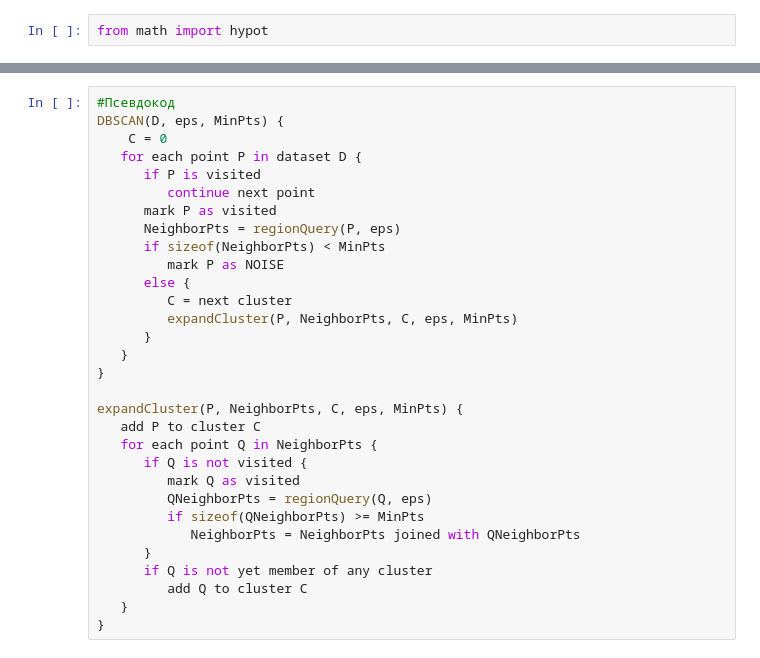
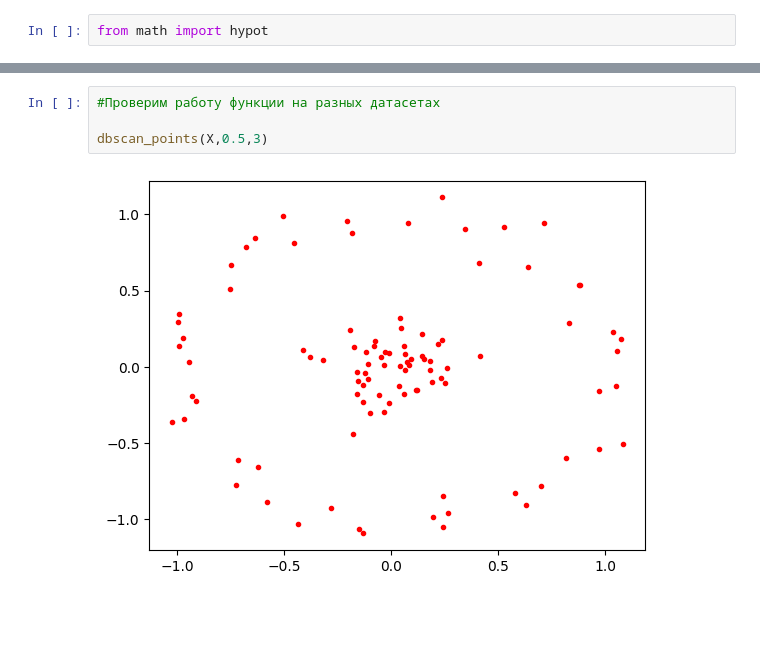
Before and after one commit to OVP2023/IprojectGeorge, a Jupyter notebook: pustovalov_lab_2_clustering.ipynb, the cells around one changed output, grey strips where cells are left out. Drawn from its saved outputs; the diff is of its cells as text; blank space fills up the shorter version.

```diff
--- a/pustovalov_lab_2_clustering.ipynb
+++ b/pustovalov_lab_2_clustering.ipynb
@@ -341,31 +332,6 @@ for p in base_points:
-# %%
-#Псевдокод
-DBSCAN(D, eps, MinPts) {
-	C = 0
-   for each point P in dataset D {
-      if P is visited
-         continue next point
-      mark P as visited
-      NeighborPts = regionQuery(P, eps)
-      if sizeof(NeighborPts) < MinPts
-         mark P as NOISE
-      else {
-         C = next cluster
-         expandCluster(P, NeighborPts, C, eps, MinPts)
-      }
-   }
-}
-
-expandCluster(P, NeighborPts, C, eps, MinPts) {
-   add P to cluster C
-   for each point Q in NeighborPts {
-      if Q is not visited {
-         mark Q as visited
-         QNeighborPts = regionQuery(Q, eps)
-         if sizeof(QNeighborPts) >= MinPts
-            NeighborPts = NeighborPts joined with QNeighborPts
-      }
-      if Q is not yet member of any cluster
-         add Q to cluster C
-   }
-}
+# %%
+#Проверим работу функции на разных датасетах
+
+dbscan_points(X,0.5,3)
+# %% [output]
+[figure, added]
```
Also changed, not shown: parts of 10 cells of this notebook.
